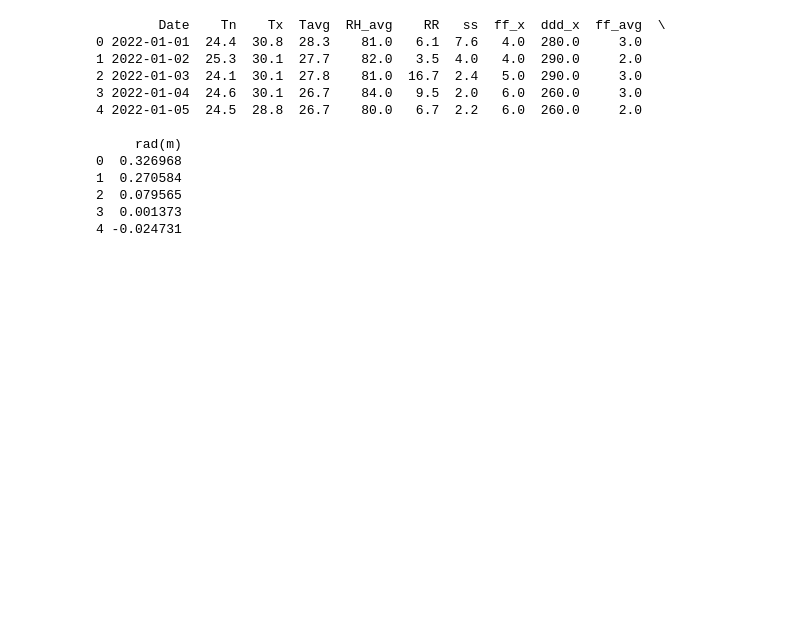
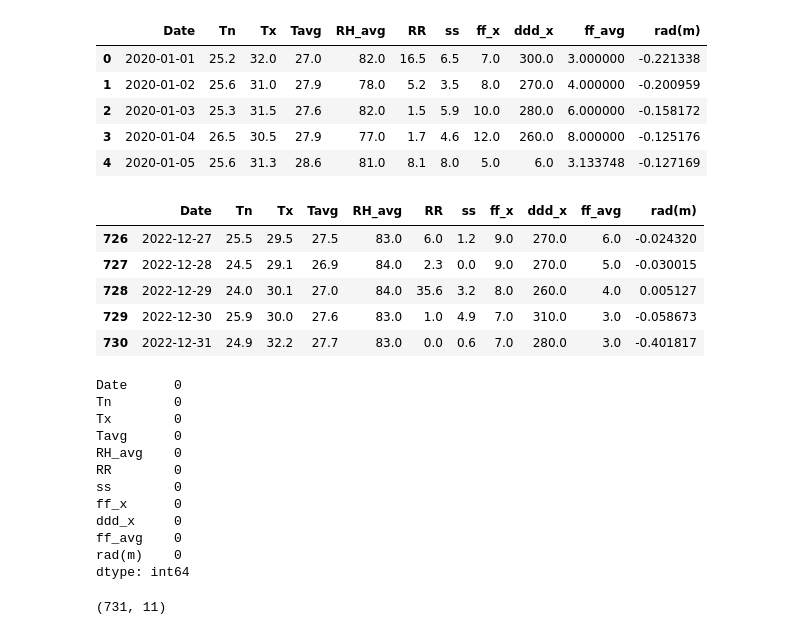
Before and after one commit to sevinadewi/Project-Capstone-Bangkit-Melaut, a Jupyter notebook: Machine Learning/Classification_model.ipynb, the cells around one changed output. Saved outputs shown, nothing was run; the diff lists cells and outputs as text; code cells hidden in the pictures; blank space fills up the shorter version.

```diff
--- a/Machine Learning/Classification_model.ipynb
+++ b/Machine Learning/Classification_model.ipynb
@@ -40,31 +12,39 @@ print(tidal_df_2022.head())
-# %%
-# Pastikan kolom 'Date' dalam format datetime
-weather_df_2022.rename(columns={'Time (UTC)': 'Date'}, inplace=True)
-tidal_df_2022.drop(columns=['Time (UTC)'], inplace=True)
-
-weather_df_2022['Date'] = pd.to_datetime(weather_df_2022['Date'], errors='coerce')
-tidal_df_2022['Date'] = pd.to_datetime(tidal_df_2022['Date'], errors='coerce')
-
-# Gabungkan kedua dataset berdasarkan tanggal
-merged_data = pd.merge(weather_df_2022, tidal_df_2022, on='Date', how='inner')
-merged_data = merged_data.sort_values(by='Date')
-
-# Hapus kolom 'Date' setelah penggabungan=
-print(merged_data.head())
-# %% [output]
-        Date    Tn    Tx  Tavg  RH_avg    RR   ss  ff_x  ddd_x  ff_avg  \
-0 2022-01-01  24.4  30.8  28.3    81.0   6.1  7.6   4.0  280.0     3.0
-1 2022-01-02  25.3  30.1  27.7    82.0   3.5  4.0   4.0  290.0     2.0
-2 2022-01-03  24.1  30.1  27.8    81.0  16.7  2.4   5.0  290.0     3.0
-3 2022-01-04  24.6  30.1  26.7    84.0   9.5  2.0   6.0  260.0     3.0
-4 2022-01-05  24.5  28.8  26.7    80.0   6.7  2.2   6.0  260.0     2.0
-
-     rad(m)
-0  0.326968
-1  0.270584
-2  0.079565
-3  0.001373
-4 -0.024731
+# %%
+cwd = os.getcwd()
+# Read the data
+used_dataset_dir = os.path.join(cwd, 'Used_Dataset/cleaned_data')
+# Read the data
+train_data = pd.read_csv(os.path.join(used_dataset_dir, 'cleaned_data_2020_2022.csv'))
+display(train_data.head())
+display(train_data.tail())
+display(train_data.isnull().sum())
+display(train_data.shape)
+# %% [output]
+|  | Date | Tn | Tx | Tavg | RH_avg | RR | ss | ff_x | ddd_x | ff_avg | rad(m) |
+| 0 | 2020-01-01 | 25.2 | 32.0 | 27.0 | 82.0 | 16.5 | 6.5 | 7.0 | 300.0 | 3.000000 | -0.221338 |
+| 1 | 2020-01-02 | 25.6 | 31.0 | 27.9 | 78.0 | 5.2 | 3.5 | 8.0 | 270.0 | 4.000000 | -0.200959 |
+| 2 | 2020-01-03 | 25.3 | 31.5 | 27.6 | 82.0 | 1.5 | 5.9 | 10.0 | 280.0 | 6.000000 | -0.158172 |
+| 3 | 2020-01-04 | 26.5 | 30.5 | 27.9 | 77.0 | 1.7 | 4.6 | 12.0 | 260.0 | 8.000000 | -0.125176 |
+| 4 | 2020-01-05 | 25.6 | 31.3 | 28.6 | 81.0 | 8.1 | 8.0 | 5.0 | 6.0 | 3.133748 | -0.127169 |
+|  | Date | Tn | Tx | Tavg | RH_avg | RR | ss | ff_x | ddd_x | ff_avg | rad(m) |
+| 726 | 2022-12-27 | 25.5 | 29.5 | 27.5 | 83.0 | 6.0 | 1.2 | 9.0 | 270.0 | 6.0 | -0.024320 |
+| 727 | 2022-12-28 | 24.5 | 29.1 | 26.9 | 84.0 | 2.3 | 0.0 | 9.0 | 270.0 | 5.0 | -0.030015 |
+| 728 | 2022-12-29 | 24.0 | 30.1 | 27.0 | 84.0 | 35.6 | 3.2 | 8.0 | 260.0 | 4.0 | 0.005127 |
+| 729 | 2022-12-30 | 25.9 | 30.0 | 27.6 | 83.0 | 1.0 | 4.9 | 7.0 | 310.0 | 3.0 | -0.058673 |
+| 730 | 2022-12-31 | 24.9 | 32.2 | 27.7 | 83.0 | 0.0 | 0.6 | 7.0 | 280.0 | 3.0 | -0.401817 |
+Date      0
+Tn        0
+Tx        0
+Tavg      0
+RH_avg    0
+RR        0
+ss        0
+ff_x      0
+ddd_x     0
+ff_avg    0
+rad(m)    0
+dtype: int64
+(731, 11)
 # %%
 def assign_condition(row):
     # Kondisi "Tidak Aman" - suhu sangat tinggi atau angin sangat kencang
```
Also changed, not shown: parts of 9 cells of this notebook, 2 other files.
